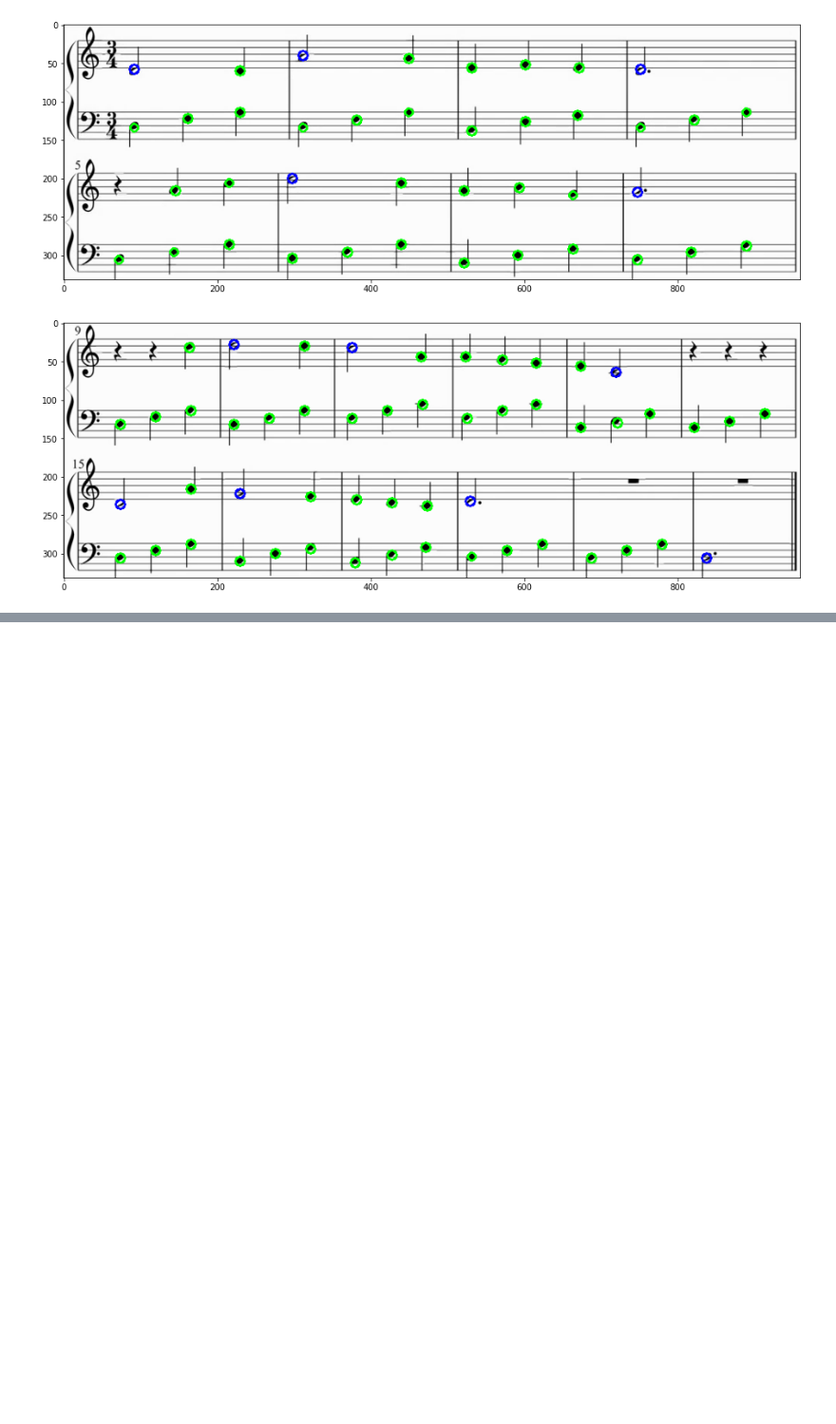
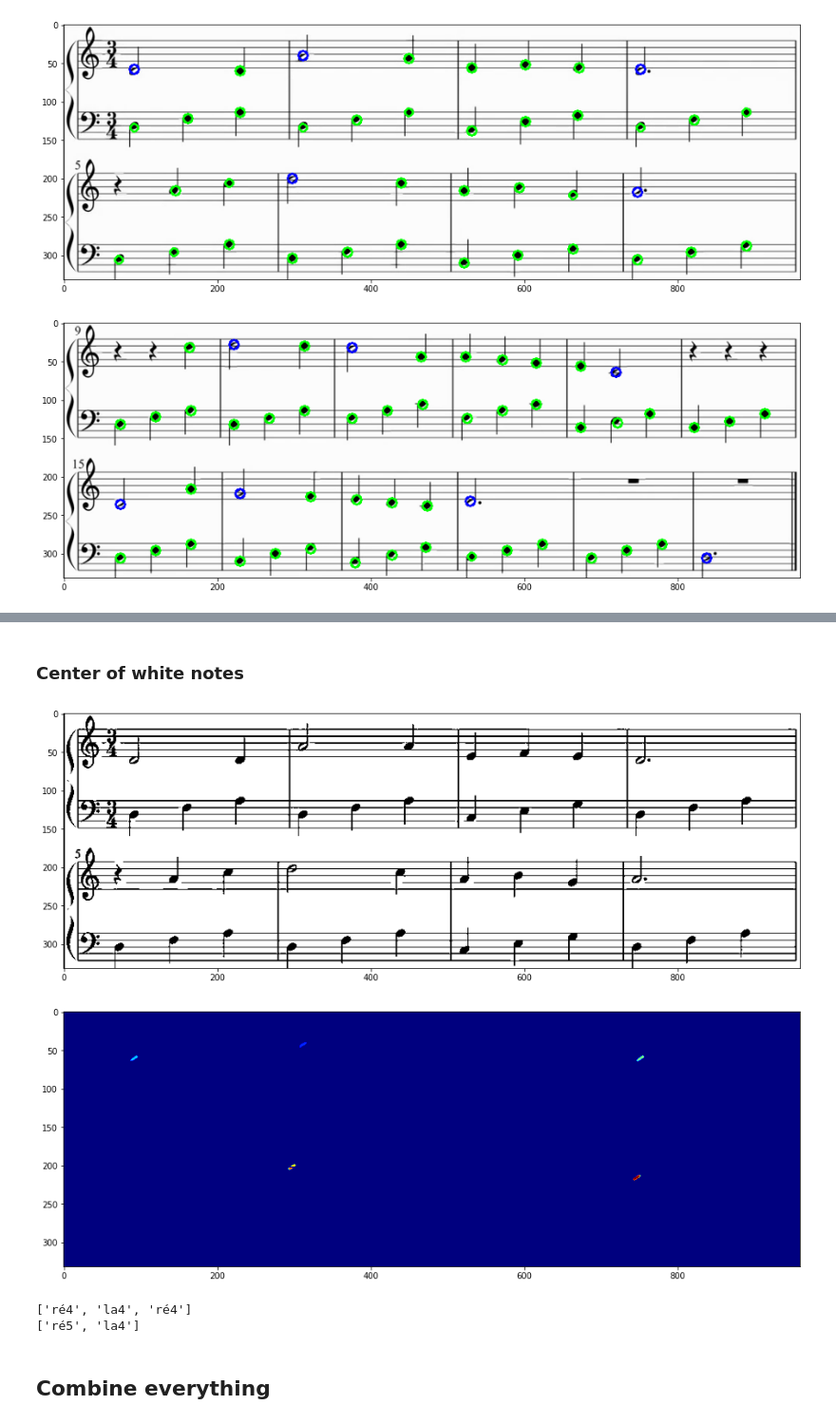
Before and after one commit to LongVanTH/INF573_Project, a Jupyter notebook: pipelines.ipynb, the cells around one changed output, grey strips where cells are left out. Shown at 95% size. Drawn from its saved outputs; the diff is of its cells as text; code cells hidden in the pictures; blank space fills up the shorter version.

```diff
--- a/pipelines.ipynb
+++ b/pipelines.ipynb
@@ -255,0 +436,24 @@ all_circles = all_notes_circles(img, black_circles, white_circles, min_dist=30,
+# %% [markdown]
+### Center of white notes
+# %%
+# to find white notes, we should use connected components
+
+img_gray = cv2.cvtColor(img, cv2.COLOR_BGR2GRAY)
+img_gray[img_gray < 180] = 0
+img_gray[img_gray >= 180] = 255
+plt.figure(figsize=(16,6))
+plt.imshow(img_gray, cmap='gray')
+plt.show()
+nb_components, output, stats, centroids = cv2.connectedComponentsWithStats(img_gray)
+for i in range(1, nb_components):
+    if stats[i][4] > 40 or centroids[i][0] < 67:  # remove too big components and those that are too close to the left border
+        output[output == i] = 0
+output[output > 0] = 255
+output = output.astype(np.uint8)
+nb_components, output, stats, centroids = cv2.connectedComponentsWithStats(output)
+plt.figure(figsize=(16,6))
+plt.imshow(output, cmap='jet')
+plt.show()
+# %% [output]
+[figure, added]
+[figure, added]
@@ -255,0 +477,8 @@ all_circles = all_notes_circles(img, black_circles, white_circles, min_dist=30,
+# %%
+print(get_notes_names(group_white_circles_center[0], get_base_notes_coordinates(group_staff[0]), get_dic(get_base_notes_coordinates(group_staff[0]), True)))
+print(get_notes_names(group_white_circles_center[2], get_base_notes_coordinates(group_staff[2]), get_dic(get_base_notes_coordinates(group_staff[2]), True)))
+# %% [output]
+['ré4', 'la4', 'ré4']
+['ré5', 'la4']
+# %% [markdown]
+## Combine everything
```
Also changed, not shown: parts of 58 cells of this notebook, 3 other files.
